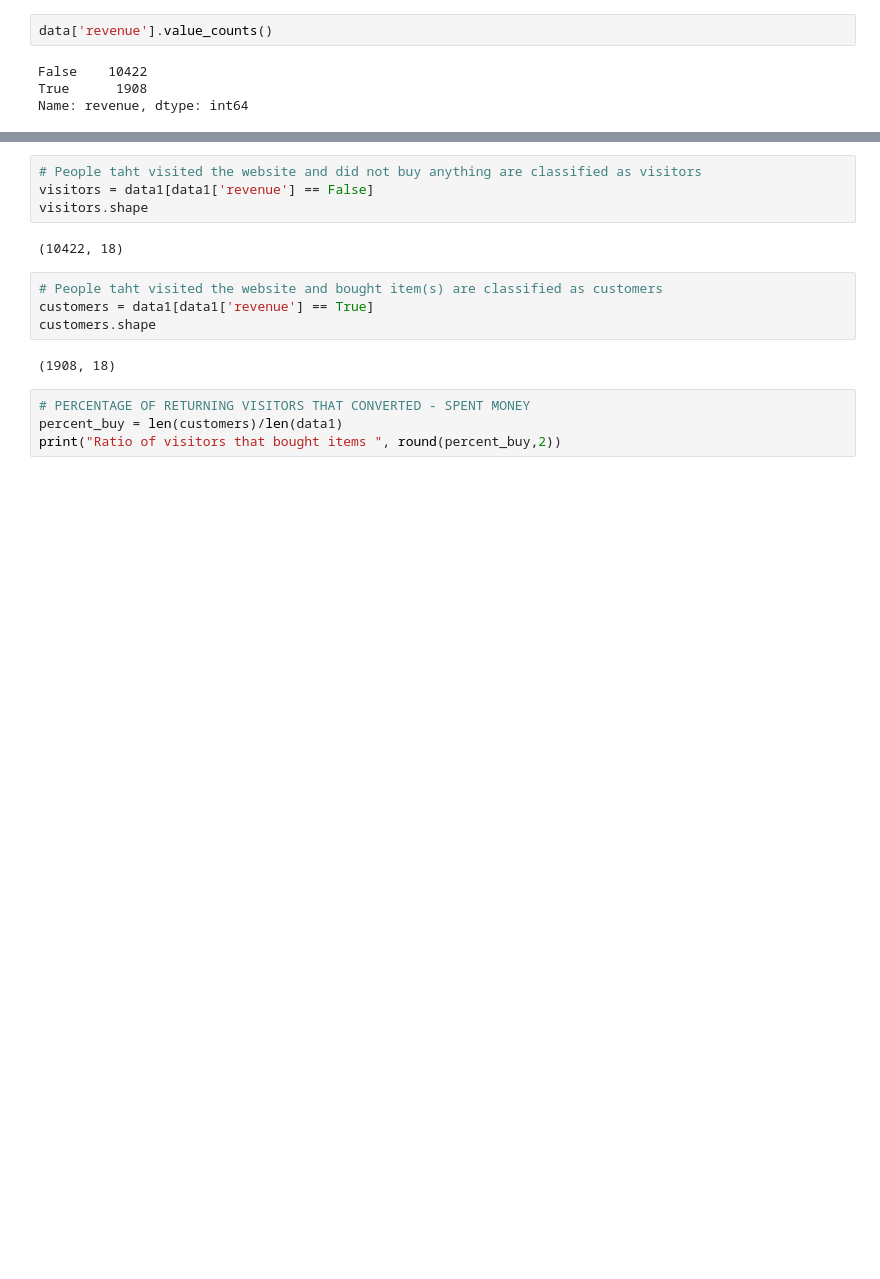
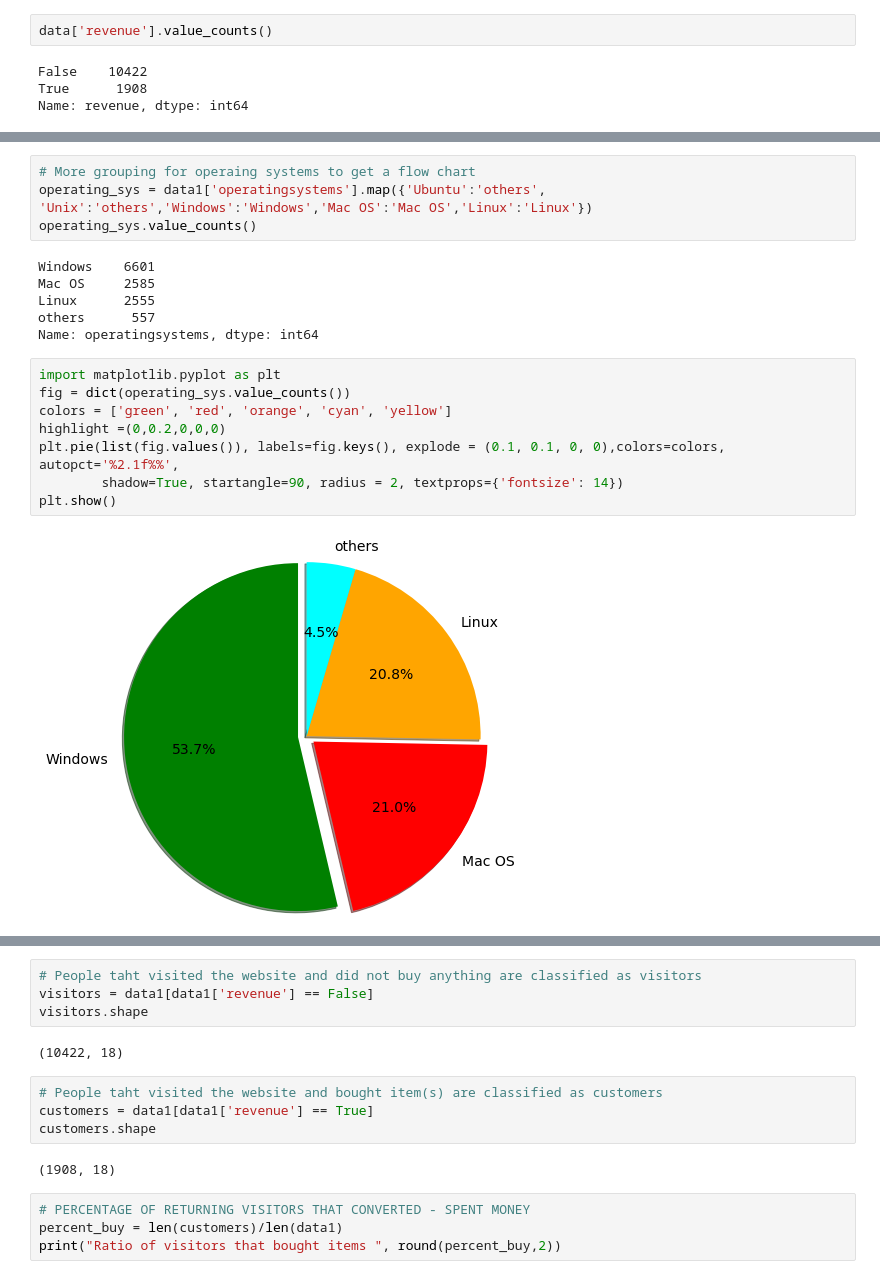
Before and after one commit to kimerajoseph/Mid-Term-Project, a Jupyter notebook: Mid-Term-Project.ipynb, the cells around one changed output, grey strips where cells are left out. Drawn from its saved outputs; the diff is of its cells as text; blank space fills up the shorter version.

```diff
--- a/Mid-Term-Project.ipynb
+++ b/Mid-Term-Project.ipynb
@@ -189,0 +135,20 @@ Name: traffictype, dtype: int64
+# %%
+# More grouping for operaing systems to get a flow chart
+operating_sys = data1['operatingsystems'].map({'Ubuntu':'others', 'Unix':'others','Windows':'Windows','Mac OS':'Mac OS','Linux':'Linux'})
+operating_sys.value_counts()
+# %% [output]
+Windows    6601
+Mac OS     2585
+Linux      2555
+others      557
+Name: operatingsystems, dtype: int64
+# %%
+import matplotlib.pyplot as plt
+fig = dict(operating_sys.value_counts())
+colors = ['green', 'red', 'orange', 'cyan', 'yellow']
+highlight =(0,0.2,0,0,0)
+plt.pie(list(fig.values()), labels=fig.keys(), explode = (0.1, 0.1, 0, 0),colors=colors, autopct='%2.1f%%',
+        shadow=True, startangle=90, radius = 2, textprops={'fontsize': 14})
+plt.show()
+# %% [output]
+[figure, added]
```
Also changed, not shown: parts of 109 cells of this notebook, 1 other file.
